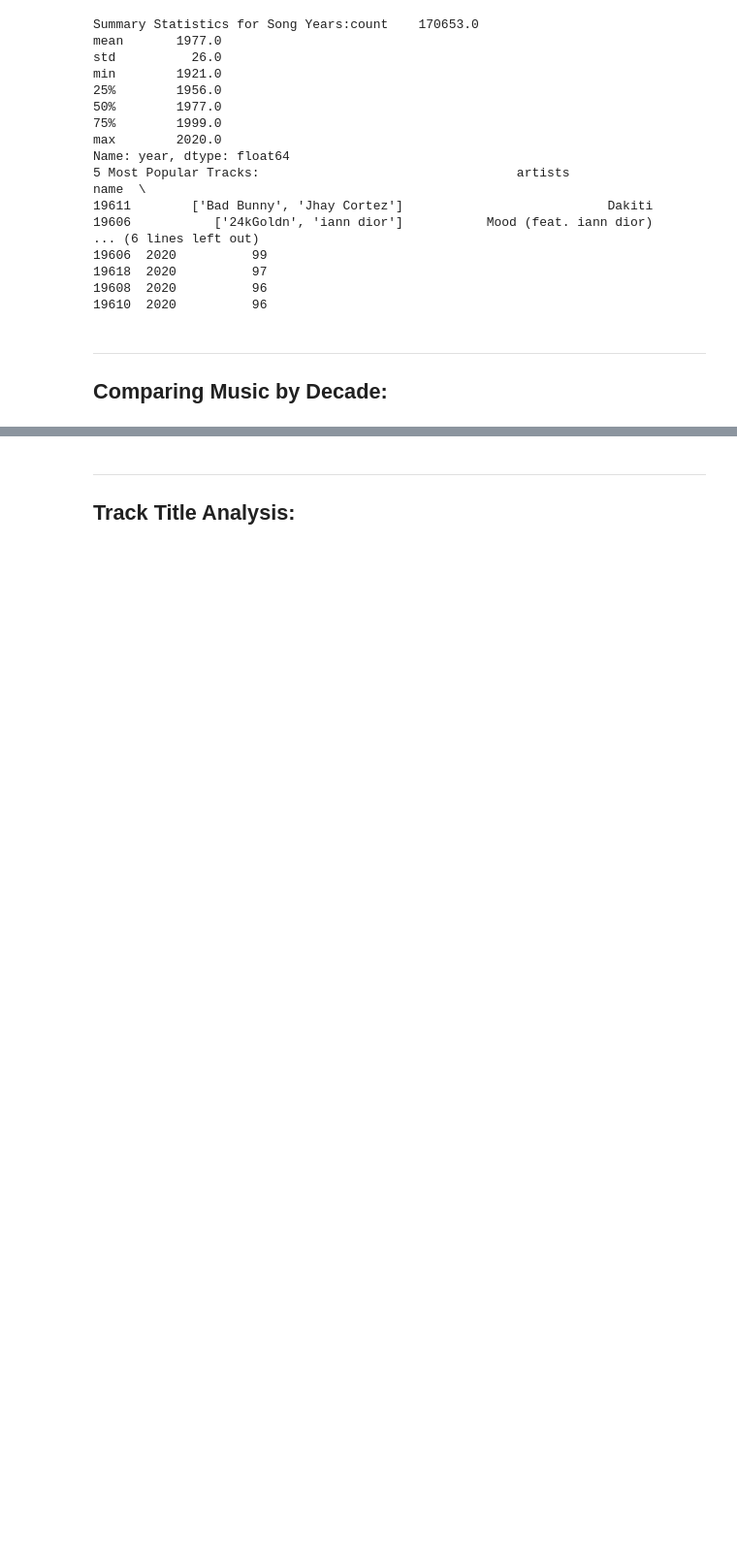
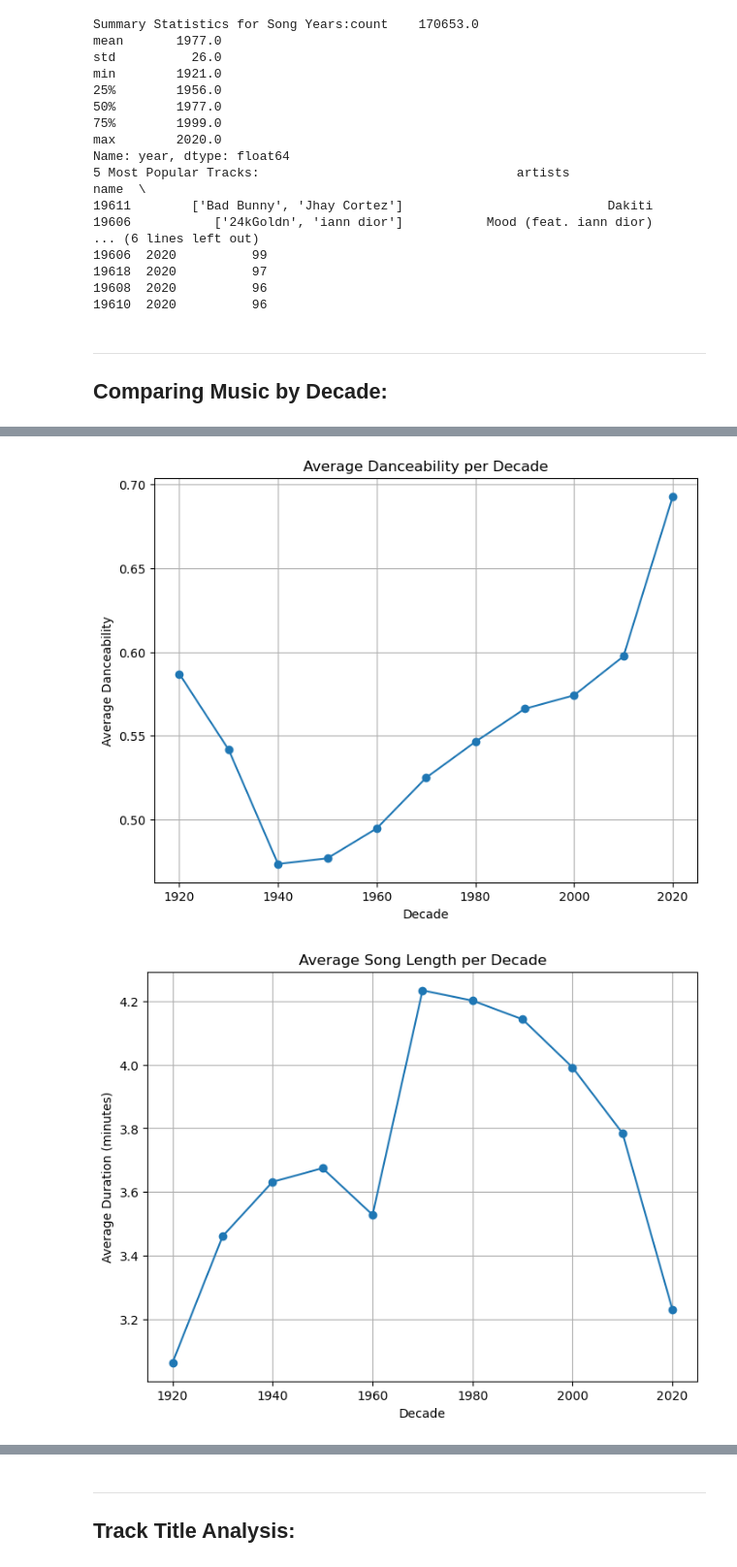
Before and after one commit to pcahillgit/PFDA-project, a Jupyter notebook: project.ipynb, the cells around one changed output, grey strips where cells are left out. Shown at 97% size. Cells and saved outputs as stored; diff of their text form; code cells hidden in the pictures; blank space fills up the shorter version.

```diff
--- a/project.ipynb
+++ b/project.ipynb
@@ -84,0 +130,29 @@ Name: year, dtype: float64
+# %%
+# danceability
+avg_danceability_per_decade = df.groupby("decade")["danceability"].mean()
+plt.figure(figsize=(8, 6))
+avg_danceability_per_decade.plot(kind="line", marker="o", title="Average Danceability per Decade")
+plt.xlabel("Decade")
+plt.ylabel("Average Danceability")
+plt.grid(True)
+plt.show()
+
+# duration
+avg_duration_per_decade = df.groupby("decade")["duration_ms"].mean() / 60000  # Convert ms to minutes
+plt.figure(figsize=(8, 6))
+avg_duration_per_decade.plot(kind="line", marker="o", title="Average Song Length per Decade")
+plt.xlabel("Decade")
+plt.ylabel("Average Duration (minutes)")
+plt.grid(True)
+plt.show()
+
+# explicit songs per decade
+explicit_counts_per_decade = df[df["explicit"] == 1].groupby("decade").size()
+plt.figure(figsize=(8, 6))
+explicit_counts_per_decade.plot(kind="bar", title="Number of Explicit Songs per Decade", color="red")
+plt.xlabel("Decade")
+plt.ylabel("Number of Explicit Songs")
+plt.show()
+# %% [output]
+[figure, added]
+[figure, added]
```
Also changed, not shown: parts of 8 cells of this notebook.
